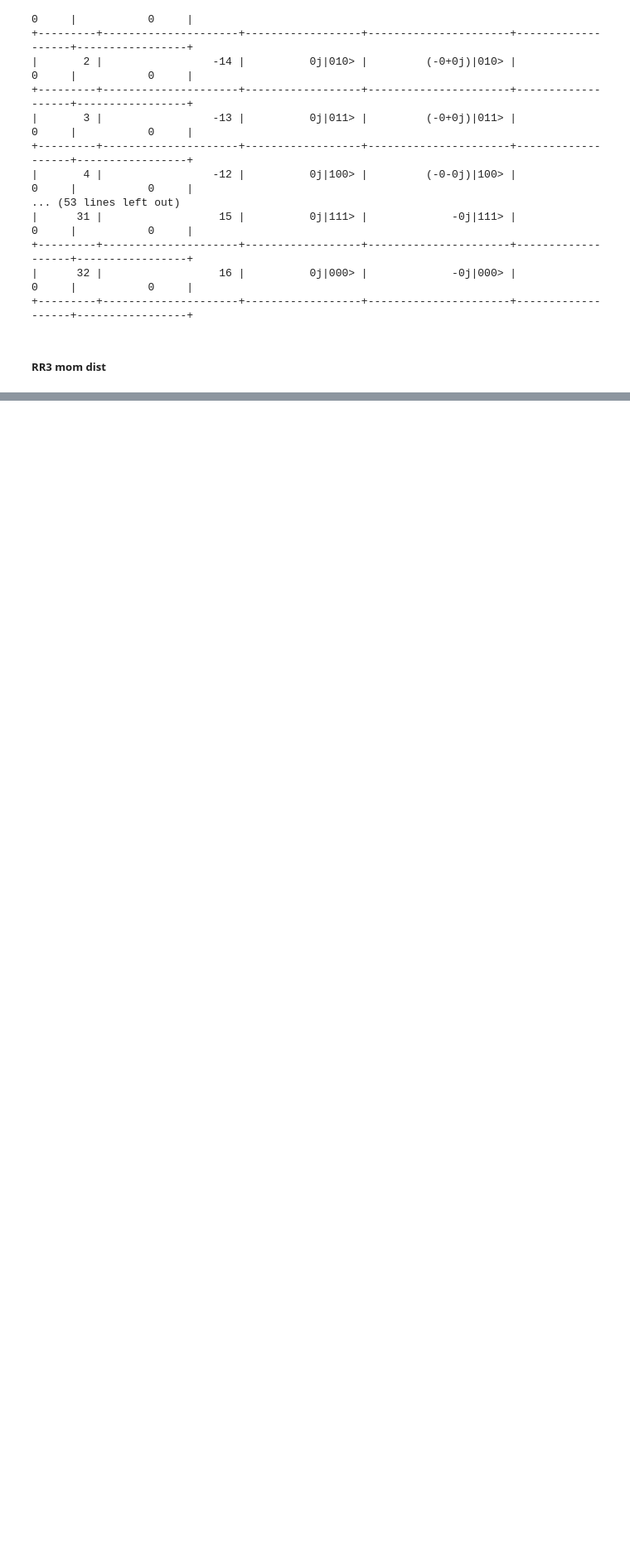
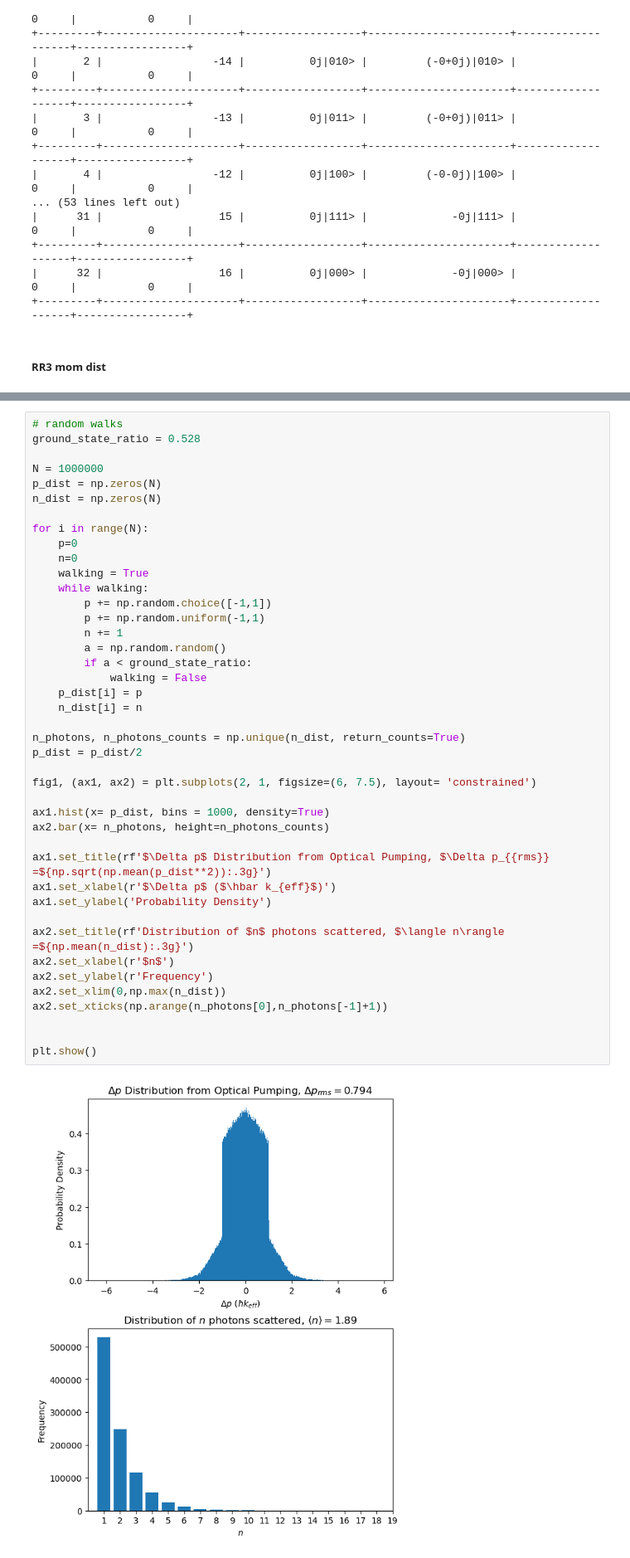
Before and after one commit to tr2g20/simulations, a Jupyter notebook: alg_cooling.ipynb, the cells around one changed output, grey strips where cells are left out. Shown at 83% size. Cells and saved outputs as stored; diff of their text form; blank space fills up the shorter version.

Commit message:
alg_cooling.ipynb updated with random walk sims

```diff
--- a/alg_cooling.ipynb
+++ b/alg_cooling.ipynb
@@ -112,0 +115,44 @@ plt.show()
+# %%
+# random walks
+ground_state_ratio = 0.528
+
+N = 1000000
+p_dist = np.zeros(N)
+n_dist = np.zeros(N)
+
+for i in range(N):
+    p=0
+    n=0
+    walking = True
+    while walking:
+        p += np.random.choice([-1,1])
+        p += np.random.uniform(-1,1)
+        n += 1
+        a = np.random.random()
+        if a < ground_state_ratio:
+            walking = False
+    p_dist[i] = p
+    n_dist[i] = n
+
+n_photons, n_photons_counts = np.unique(n_dist, return_counts=True)
+p_dist = p_dist/2
+
+fig1, (ax1, ax2) = plt.subplots(2, 1, figsize=(6, 7.5), layout= 'constrained')
+
+ax1.hist(x= p_dist, bins = 1000, density=True)
+ax2.bar(x= n_photons, height=n_photons_counts)
+
+ax1.set_title(rf'$\Delta p$ Distribution from Optical Pumping, $\Delta p_{{rms}} =${np.sqrt(np.mean(p_dist**2)):.3g}')
+ax1.set_xlabel(r'$\Delta p$ ($\hbar k_{eff}$)')
+ax1.set_ylabel('Probability Density')
+
+ax2.set_title(rf'Distribution of $n$ photons scattered, $\langle n\rangle =${np.mean(n_dist):.3g}')
+ax2.set_xlabel(r'$n$')
+ax2.set_ylabel(r'Frequency')
+ax2.set_xlim(0,np.max(n_dist))
+ax2.set_xticks(np.arange(n_photons[0],n_photons[-1]+1))
+
+
+plt.show()
+# %% [output]
+[figure, added]
```
Also changed, not shown: parts of 1 cell of this notebook.
